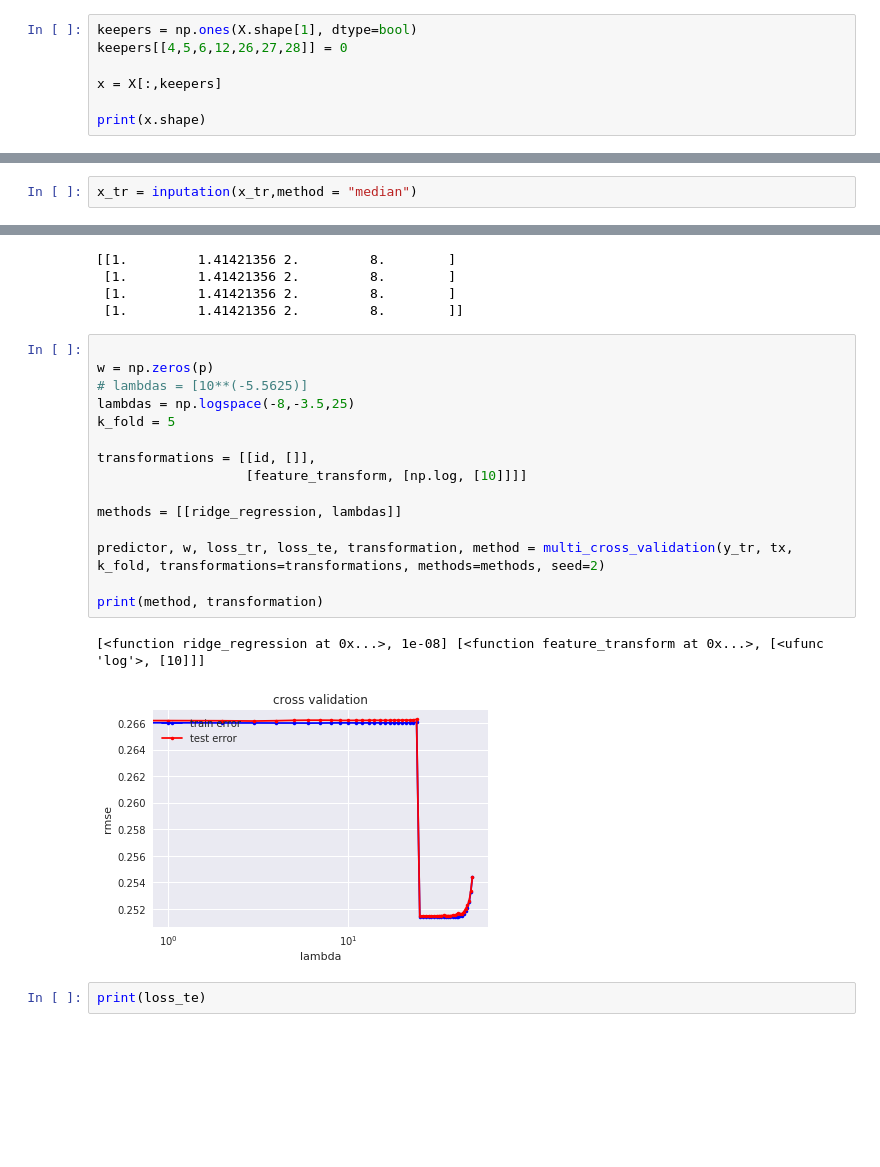
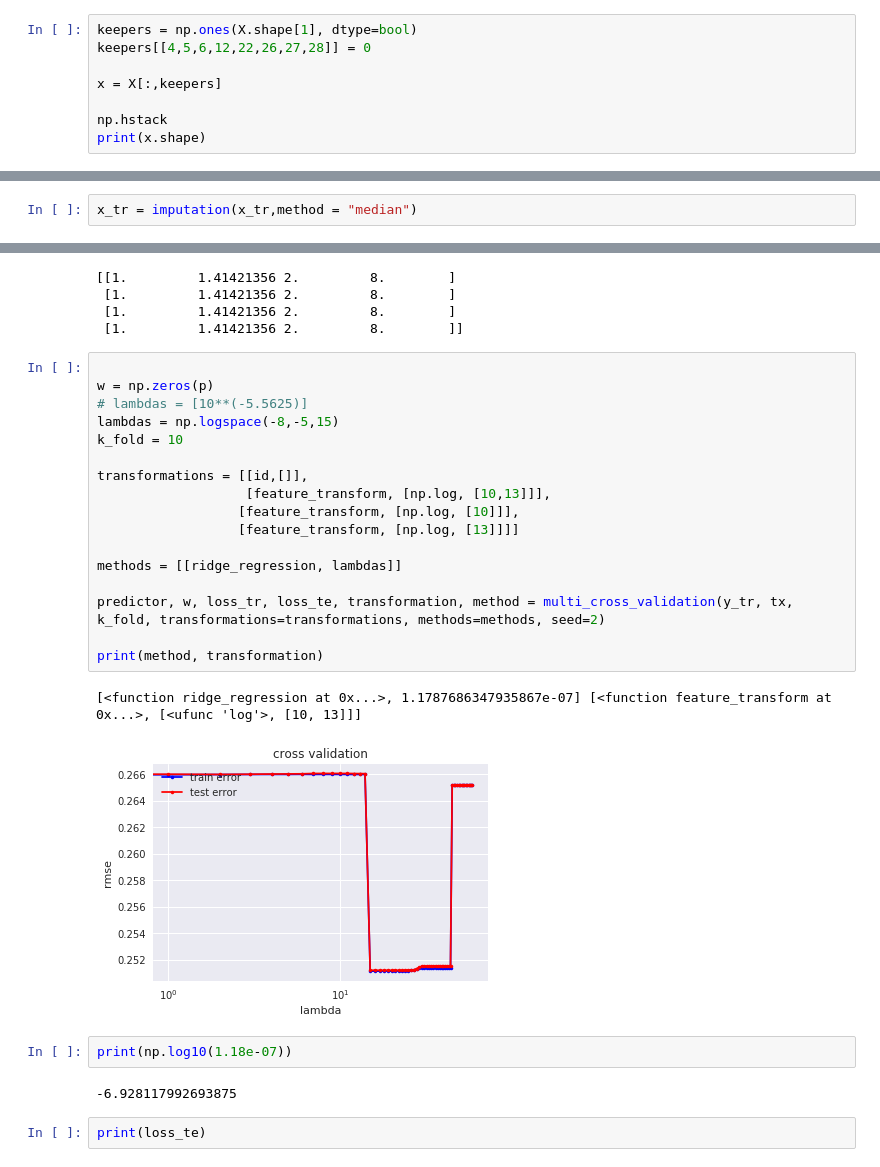
Before and after one commit to dufourc1/ML_CS433_project1, a Jupyter notebook: src/William_Tests.ipynb, the cells around one changed output, grey strips where cells are left out. Cells and saved outputs as stored; diff of their text form; blank space fills up the shorter version.

```diff
--- a/src/William_Tests.ipynb
+++ b/src/William_Tests.ipynb
@@ -36,9 +43,10 @@ X shape :  (250000, 30)
 # %%
 keepers = np.ones(X.shape[1], dtype=bool)
-keepers[[4,5,6,12,26,27,28]] = 0
+keepers[[4,5,6,12,22,26,27,28]] = 0
 
 x = X[:,keepers]
 
+np.hstack
 print(x.shape)
 # %% [output]
 (250000, 23)
@@ -181,7 +189,7 @@ n,p = x_tr.shape
 Removed features:
  (array([ 4,  5,  6, 12, 26, 27, 28]),)
 # %%
-x_tr = inputation(x_tr,method = "median")
+x_tr = imputation(x_tr,method = "median")
 # %% [markdown]
 ## Cross validation
 # %%
@@ -201,21 +209,27 @@ print(test)
 # %%
 
 w = np.zeros(p)
 # lambdas = [10**(-5.5625)]
-lambdas = np.logspace(-8,-3.5,25)
-k_fold = 5
+lambdas = np.logspace(-8,-5,15)
+k_fold = 10
 
-transformations = [[id, []],
-                   [feature_transform, [np.log, [10]]]]
+transformations = [[id,[]],
+                   [feature_transform, [np.log, [10,13]]],
+                  [feature_transform, [np.log, [10]]],
+                  [feature_transform, [np.log, [13]]]]
 
 methods = [[ridge_regression, lambdas]]
 
 predictor, w, loss_tr, loss_te, transformation, method = multi_cross_validation(y_tr, tx, k_fold, transformations=transformations, methods=methods, seed=2)
 
 print(method, transformation)
 # %% [output]
-[<function ridge_regression at 0x...>, 1e-08] [<function feature_transform at 0x...>, [<ufunc 'log'>, [10]]]
+[<function ridge_regression at 0x...>, 1.1787686347935867e-07] [<function feature_transform at 0x...>, [<ufunc 'log'>, [10, 13]]]
-[figure, old version]
+[figure, new version]
+# %%
+print(np.log10(1.18e-07))
+# %% [output]
+-6.928117992693875
 # %%
 print(loss_te)
 # %% [output]
```
Also changed, not shown: parts of 1 cell of this notebook, 2 other files.
